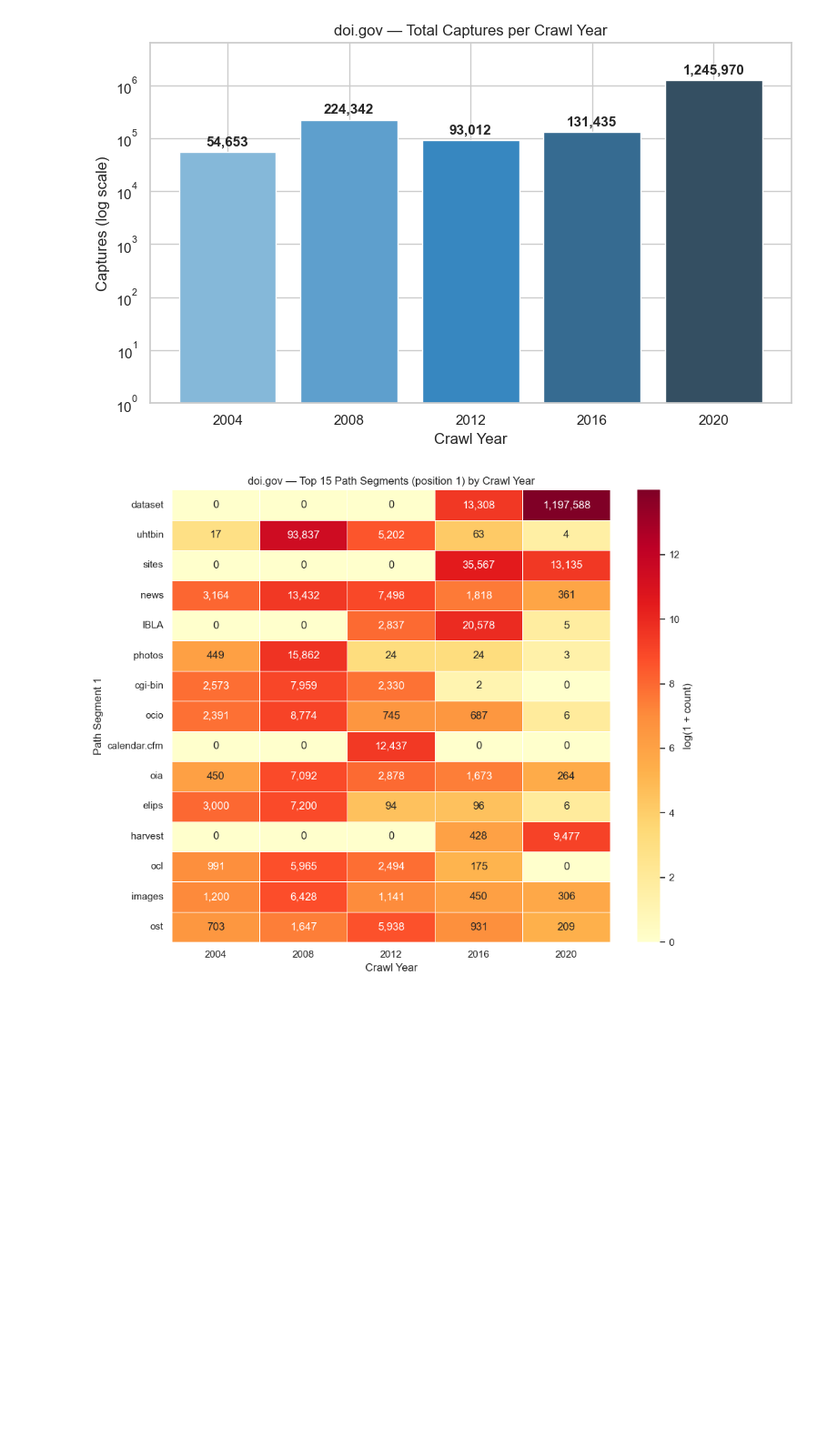
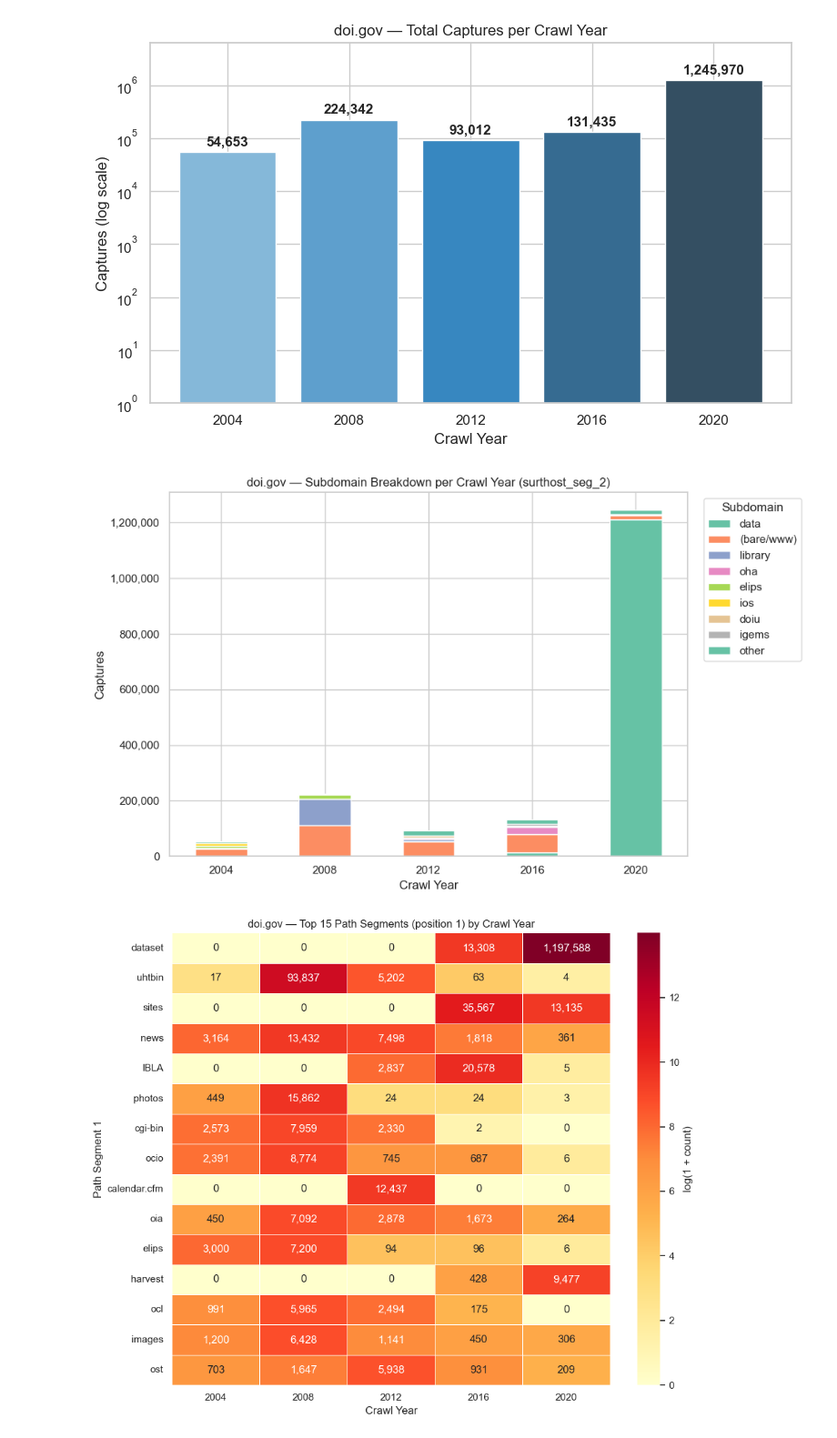
Before and after one commit to danieljohnevans/eot-cdx-parsing, a Jupyter notebook: url_structure_doi.ipynb, the cells around one changed output. Shown at 91% size. Drawn from its saved outputs; the diff is of its cells as text; code cells hidden in the pictures; blank space fills up the shorter version.

```diff
--- a/url_structure_doi.ipynb
+++ b/url_structure_doi.ipynb
@@ -19,5 +19,5 @@ sns.set_theme(style='whitegrid')
 plt.rcParams['figure.figsize'] = (12, 6)
 plt.rcParams['figure.dpi'] = 100
 
-con = duckdb.connect('doi.gov/cdxj.duckdb', read_only=True)
+con = duckdb.connect('data/04_doi/cdxj.duckdb', read_only=True)
 print('Connected to doi.gov/cdxj.duckdb')
@@ -406,44 +488,44 @@ plt.show()
 # %% [output]
 [figure]
 # %%
-# Viz 2: Subdomain stacked bar — SURT-derived, no hardcoded host list
-SUBDOM = subdomain_sql()
-host_year = con.sql(f"""
+# Viz 2: Subdomain stacked bar — queries surthost_seg_2 directly (no helper, no regex)
+host_year = con.sql("""
     SELECT
-        CASE WHEN {SUBDOM} = '' THEN '(bare)' ELSE {SUBDOM} END AS subdomain,
+        COALESCE(surthost_seg_2, '(bare/www)') AS subdomain,
         crawl_year,
         COUNT(*) AS n
     FROM eot_captures
     WHERE surtkey IS NOT NULL
     GROUP BY 1, 2
 """).df()
 
 # Keep top 8 subdomains by total captures; bucket the long tail into 'other'
 totals = host_year.groupby('subdomain')['n'].sum().sort_values(ascending=False)
 top_subs = totals.head(8).index.tolist()
 host_year['subdomain'] = host_year['subdomain'].where(
     host_year['subdomain'].isin(top_subs), 'other'
 )
 
 host_pivot = (host_year.pivot_table(index='crawl_year', columns='subdomain',
                                      values='n', aggfunc='sum')
                        .fillna(0).astype(int))
-# Preserve rank order; push 'other' to the end if present
 col_order = [s for s in top_subs if s in host_pivot.columns]
 if 'other' in host_pivot.columns:
     col_order.append('other')
 host_pivot = host_pivot[col_order]
 
 ax = host_pivot.plot(kind='bar', stacked=True, figsize=(10, 6),
                      color=sns.color_palette('Set2', len(col_order)))
 ax.set_ylabel('Captures')
 ax.set_xlabel('Crawl Year')
-ax.set_title('doi.gov — Subdomain Breakdown per Crawl Year (SURT-parsed)')
+ax.set_title('doi.gov — Subdomain Breakdown per Crawl Year (surthost_seg_2)')
 ax.legend(title='Subdomain', bbox_to_anchor=(1.02, 1), loc='upper left')
 ax.yaxis.set_major_formatter(mticker.FuncFormatter(lambda x, _: f'{x:,.0f}'))
 plt.xticks(rotation=0)
 plt.tight_layout()
 plt.show()
+# %% [output]
+[figure, added]
 # %%
 # Viz 3: Top 15 seg1 heatmap
 top15 = seg1_pivot[seg1_pivot.index != '(root)'].head(15)
```
Also changed, not shown: parts of 6 cells of this notebook, 1 other file.
